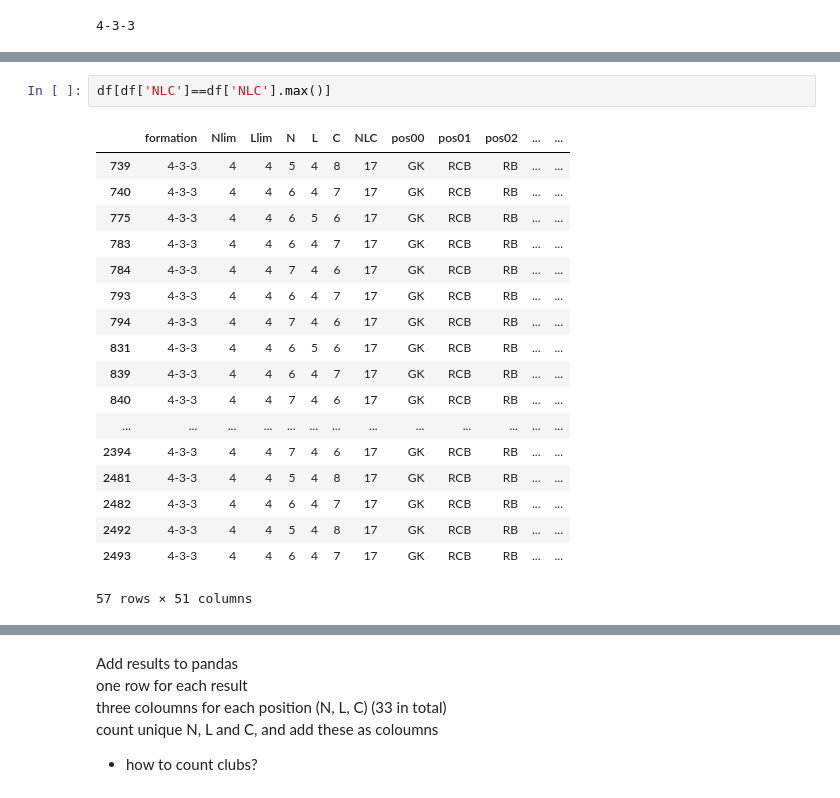
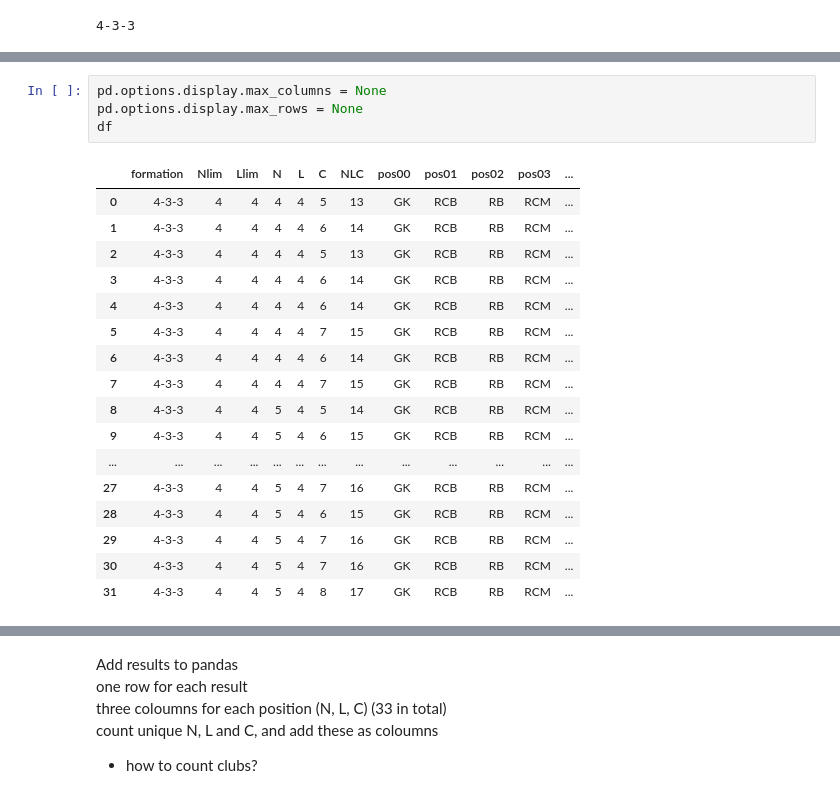
Before and after one commit to trulsedv/fut_hybrid_formations, a Jupyter notebook: notebooks/backtrack.ipynb, the cells around one changed output, grey strips where cells are left out. Saved outputs shown, nothing was run; the diff lists cells and outputs as text.

```diff
--- a/notebooks/backtrack.ipynb
+++ b/notebooks/backtrack.ipynb
@@ -250,21 +267,22 @@ df
-# %%
-df[df['NLC']==df['NLC'].max()]
-# %% [output]
-|  | formation | Nlim | Llim | N | L | C | NLC | pos00 | pos01 | pos02 | ... | ... |
-| 739 | 4-3-3 | 4 | 4 | 5 | 4 | 8 | 17 | GK | RCB | RB | ... | ... |
-| 740 | 4-3-3 | 4 | 4 | 6 | 4 | 7 | 17 | GK | RCB | RB | ... | ... |
-| 775 | 4-3-3 | 4 | 4 | 6 | 5 | 6 | 17 | GK | RCB | RB | ... | ... |
-| 783 | 4-3-3 | 4 | 4 | 6 | 4 | 7 | 17 | GK | RCB | RB | ... | ... |
-| 784 | 4-3-3 | 4 | 4 | 7 | 4 | 6 | 17 | GK | RCB | RB | ... | ... |
-| 793 | 4-3-3 | 4 | 4 | 6 | 4 | 7 | 17 | GK | RCB | RB | ... | ... |
-| 794 | 4-3-3 | 4 | 4 | 7 | 4 | 6 | 17 | GK | RCB | RB | ... | ... |
-| 831 | 4-3-3 | 4 | 4 | 6 | 5 | 6 | 17 | GK | RCB | RB | ... | ... |
-| 839 | 4-3-3 | 4 | 4 | 6 | 4 | 7 | 17 | GK | RCB | RB | ... | ... |
-| 840 | 4-3-3 | 4 | 4 | 7 | 4 | 6 | 17 | GK | RCB | RB | ... | ... |
-| ... | ... | ... | ... | ... | ... | ... | ... | ... | ... | ... | ... | ... |
-| 2394 | 4-3-3 | 4 | 4 | 7 | 4 | 6 | 17 | GK | RCB | RB | ... | ... |
-| 2481 | 4-3-3 | 4 | 4 | 5 | 4 | 8 | 17 | GK | RCB | RB | ... | ... |
-| 2482 | 4-3-3 | 4 | 4 | 6 | 4 | 7 | 17 | GK | RCB | RB | ... | ... |
-| 2492 | 4-3-3 | 4 | 4 | 5 | 4 | 8 | 17 | GK | RCB | RB | ... | ... |
-| 2493 | 4-3-3 | 4 | 4 | 6 | 4 | 7 | 17 | GK | RCB | RB | ... | ... |
-57 rows × 51 columns
+# %%
+pd.options.display.max_columns = None
+pd.options.display.max_rows = None
+df
+# %% [output]
+|  | formation | Nlim | Llim | N | L | C | NLC | pos00 | pos01 | pos02 | pos03 | ... |
+| 0 | 4-3-3 | 4 | 4 | 4 | 4 | 5 | 13 | GK | RCB | RB | RCM | ... |
+| 1 | 4-3-3 | 4 | 4 | 4 | 4 | 6 | 14 | GK | RCB | RB | RCM | ... |
+| 2 | 4-3-3 | 4 | 4 | 4 | 4 | 5 | 13 | GK | RCB | RB | RCM | ... |
+| 3 | 4-3-3 | 4 | 4 | 4 | 4 | 6 | 14 | GK | RCB | RB | RCM | ... |
+| 4 | 4-3-3 | 4 | 4 | 4 | 4 | 6 | 14 | GK | RCB | RB | RCM | ... |
+| 5 | 4-3-3 | 4 | 4 | 4 | 4 | 7 | 15 | GK | RCB | RB | RCM | ... |
+| 6 | 4-3-3 | 4 | 4 | 4 | 4 | 6 | 14 | GK | RCB | RB | RCM | ... |
+| 7 | 4-3-3 | 4 | 4 | 4 | 4 | 7 | 15 | GK | RCB | RB | RCM | ... |
+| 8 | 4-3-3 | 4 | 4 | 5 | 4 | 5 | 14 | GK | RCB | RB | RCM | ... |
+| 9 | 4-3-3 | 4 | 4 | 5 | 4 | 6 | 15 | GK | RCB | RB | RCM | ... |
+| ... | ... | ... | ... | ... | ... | ... | ... | ... | ... | ... | ... | ... |
+| 27 | 4-3-3 | 4 | 4 | 5 | 4 | 7 | 16 | GK | RCB | RB | RCM | ... |
+| 28 | 4-3-3 | 4 | 4 | 5 | 4 | 6 | 15 | GK | RCB | RB | RCM | ... |
+| 29 | 4-3-3 | 4 | 4 | 5 | 4 | 7 | 16 | GK | RCB | RB | RCM | ... |
+| 30 | 4-3-3 | 4 | 4 | 5 | 4 | 7 | 16 | GK | RCB | RB | RCM | ... |
+| 31 | 4-3-3 | 4 | 4 | 5 | 4 | 8 | 17 | GK | RCB | RB | RCM | ... |
```
Also changed, not shown: parts of 5 cells of this notebook.
